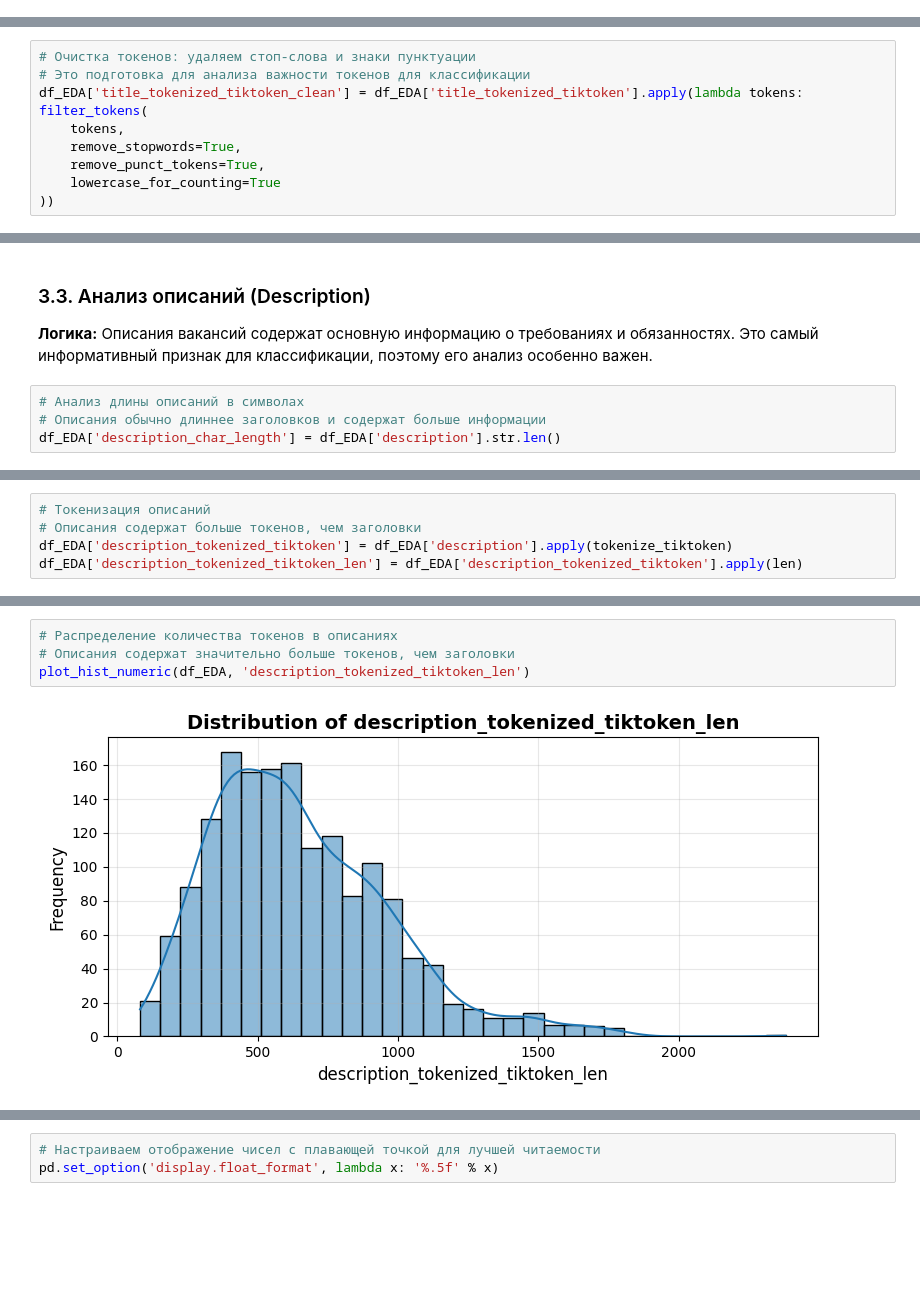
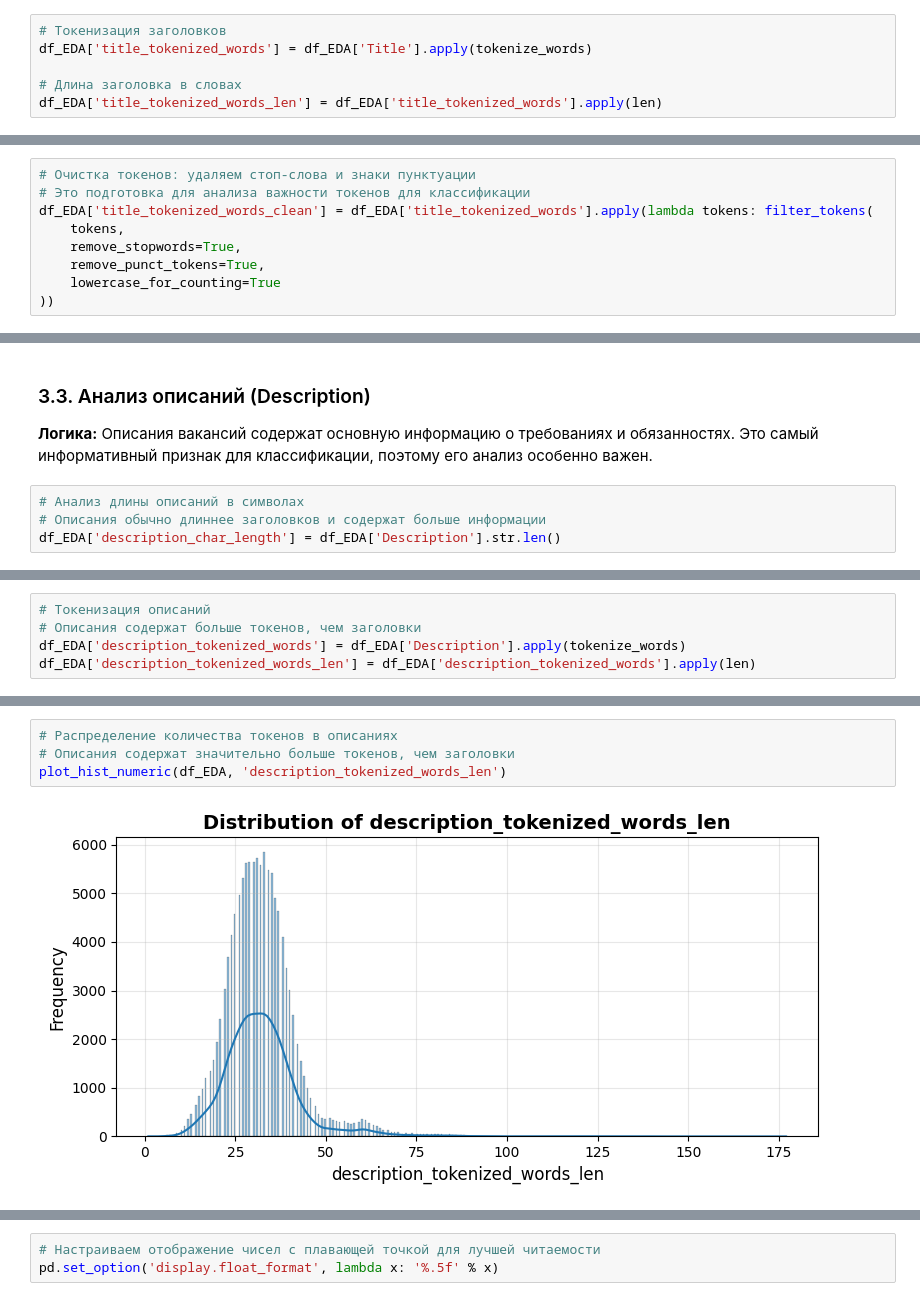
Before and after one commit to nikitosik258/News_classification, a Jupyter notebook: eda.ipynb, the cells around one changed output, grey strips where cells are left out. Saved outputs shown, nothing was run; the diff lists cells and outputs as text; blank space fills up the shorter version.

```diff
--- a/eda.ipynb
+++ b/eda.ipynb
@@ -171,3 +231,9 @@ df_EDA['title_tokenized_tiktoken_len'] = df_EDA['title_tokenized_tiktoken'].appl
+# %%
+# Токенизация заголовков
+df_EDA['title_tokenized_words'] = df_EDA['Title'].apply(tokenize_words)
+
+# Длина заголовка в словах
+df_EDA['title_tokenized_words_len'] = df_EDA['title_tokenized_words'].apply(len)
 # %%
 # Подсчет частотности токенов в заголовках
 # Удаляем стоп-слова и пунктуацию, приводим к нижнему регистру для корректного подсчета
@@ -210,7 +276,7 @@ plot_hist_numeric(df_EDA, 'title_tokenized_tiktoken_len')
 # %%
 # Очистка токенов: удаляем стоп-слова и знаки пунктуации
 # Это подготовка для анализа важности токенов для классификации
-df_EDA['title_tokenized_tiktoken_clean'] = df_EDA['title_tokenized_tiktoken'].apply(lambda tokens: filter_tokens(
+df_EDA['title_tokenized_words_clean'] = df_EDA['title_tokenized_words'].apply(lambda tokens: filter_tokens(
     tokens,
     remove_stopwords=True,
     remove_punct_tokens=True,
@@ -254,7 +320,7 @@ barplot(barplot_data_metric, 'Top 50 Tokens by Metric Score', 'Tokens', figsize=
 # %%
 # Анализ длины описаний в символах
 # Описания обычно длиннее заголовков и содержат больше информации
-df_EDA['description_char_length'] = df_EDA['description'].str.len()
+df_EDA['description_char_length'] = df_EDA['Description'].str.len()
 # %%
 # Статистическое описание длины описаний
 # Описания значительно длиннее заголовков, что ожидаемо
@@ -278,8 +344,8 @@ plot_hist_numeric(df_EDA, 'description_char_length')
 # %%
 # Токенизация описаний
 # Описания содержат больше токенов, чем заголовки
-df_EDA['description_tokenized_tiktoken'] = df_EDA['description'].apply(tokenize_tiktoken)
-df_EDA['description_tokenized_tiktoken_len'] = df_EDA['description_tokenized_tiktoken'].apply(len)
+df_EDA['description_tokenized_words'] = df_EDA['Description'].apply(tokenize_words)
+df_EDA['description_tokenized_words_len'] = df_EDA['description_tokenized_words'].apply(len)
 # %%
 # Анализ знаков пунктуации в описаниях
 # Многие описания в markdown формате, поэтому знаки пунктуации могут быть информативными
@@ -319,9 +389,9 @@ plot_wordcloud(token_counts, title='Word Cloud of Most Frequent Tokens', max_wor
 # %%
 # Распределение количества токенов в описаниях
 # Описания содержат значительно больше токенов, чем заголовки
-plot_hist_numeric(df_EDA, 'description_tokenized_tiktoken_len')
+plot_hist_numeric(df_EDA, 'description_tokenized_words_len')
 # %% [output]
-[figure, old version]
+[figure, new version]
 # %%
 # Очистка токенов описаний: удаляем стоп-слова и пунктуацию
 # Подготавливаем данные для анализа важности токенов
```
Also changed, not shown: parts of 40 cells of this notebook.
